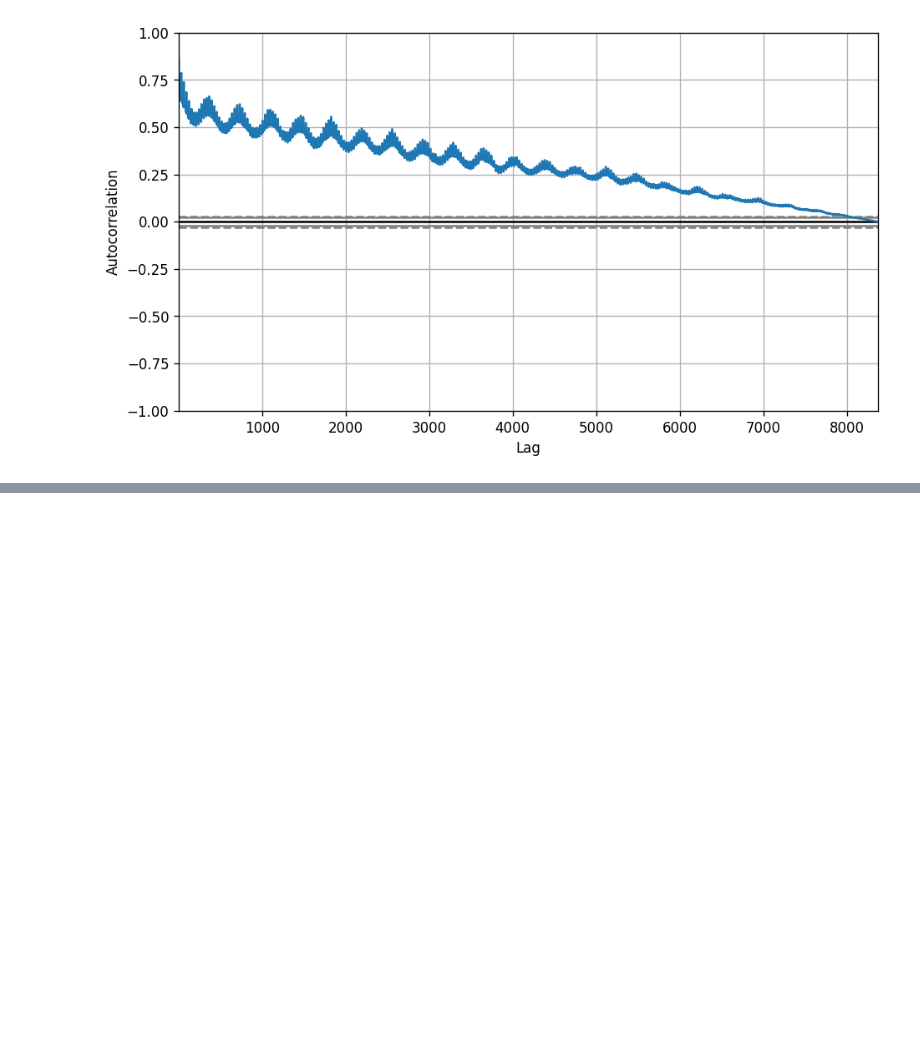
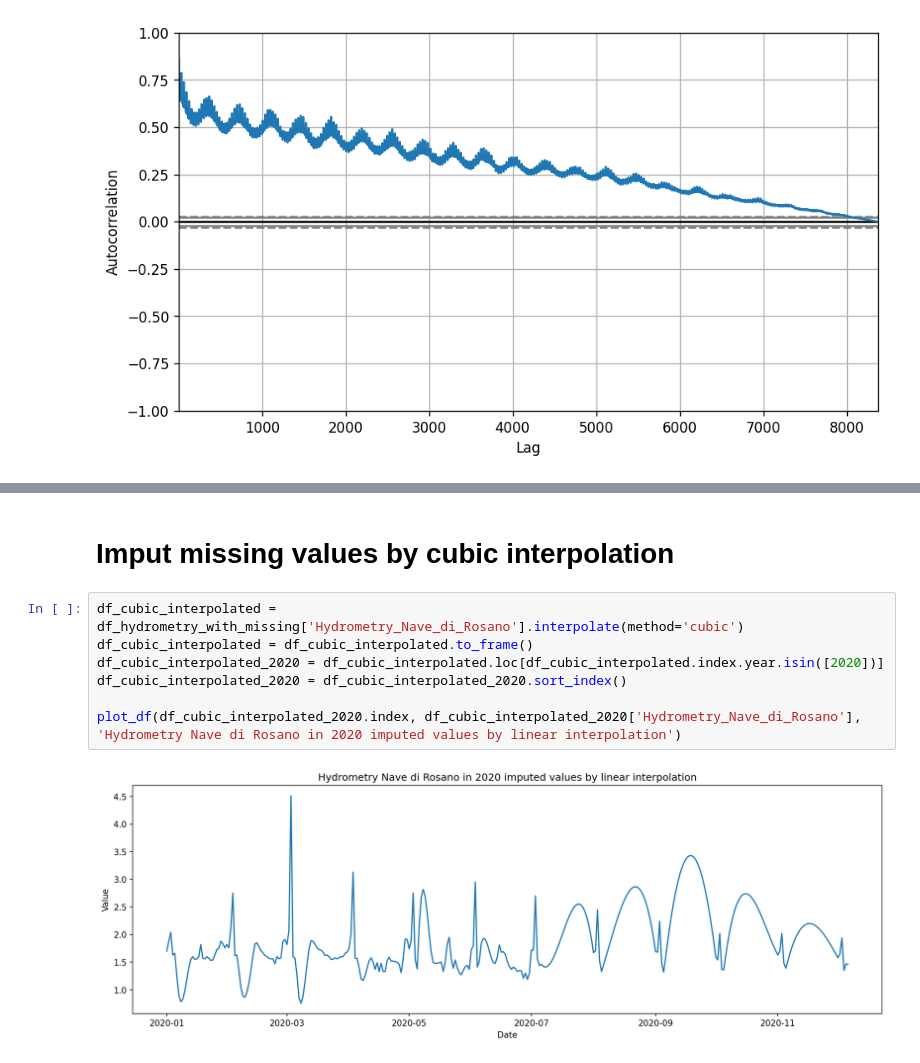
Before and after one commit to haga96/water_availability_prediction_in_Italy, a Jupyter notebook: River Arno.ipynb, the cells around one changed output, grey strips where cells are left out. Drawn from its saved outputs; the diff is of its cells as text; blank space fills up the shorter version.

```diff
--- a/River Arno.ipynb
+++ b/River Arno.ipynb
@@ -560,0 +594,11 @@ autocorrelation_plot(df_all_filled.values.tolist())
+# %% [markdown]
+# Imput missing values by cubic interpolation
+# %%
+df_cubic_interpolated = df_hydrometry_with_missing['Hydrometry_Nave_di_Rosano'].interpolate(method='cubic')
+df_cubic_interpolated = df_cubic_interpolated.to_frame()
+df_cubic_interpolated_2020 = df_cubic_interpolated.loc[df_cubic_interpolated.index.year.isin([2020])]
+df_cubic_interpolated_2020 = df_cubic_interpolated_2020.sort_index()
+
+plot_df(df_cubic_interpolated_2020.index, df_cubic_interpolated_2020['Hydrometry_Nave_di_Rosano'], 'Hydrometry Nave di Rosano in 2020 imputed values by linear interpolation')
+# %% [output]
+[figure, added]
```
Also changed, not shown: parts of 28 cells of this notebook.
